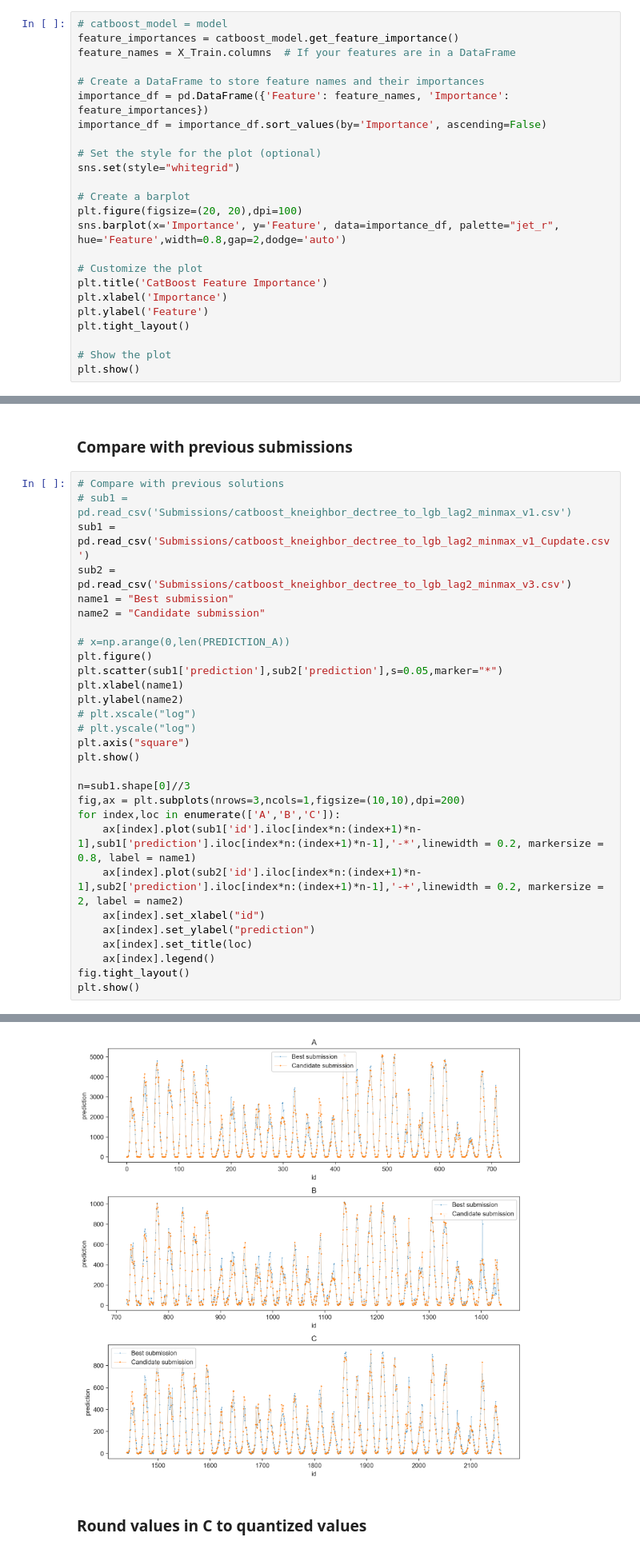
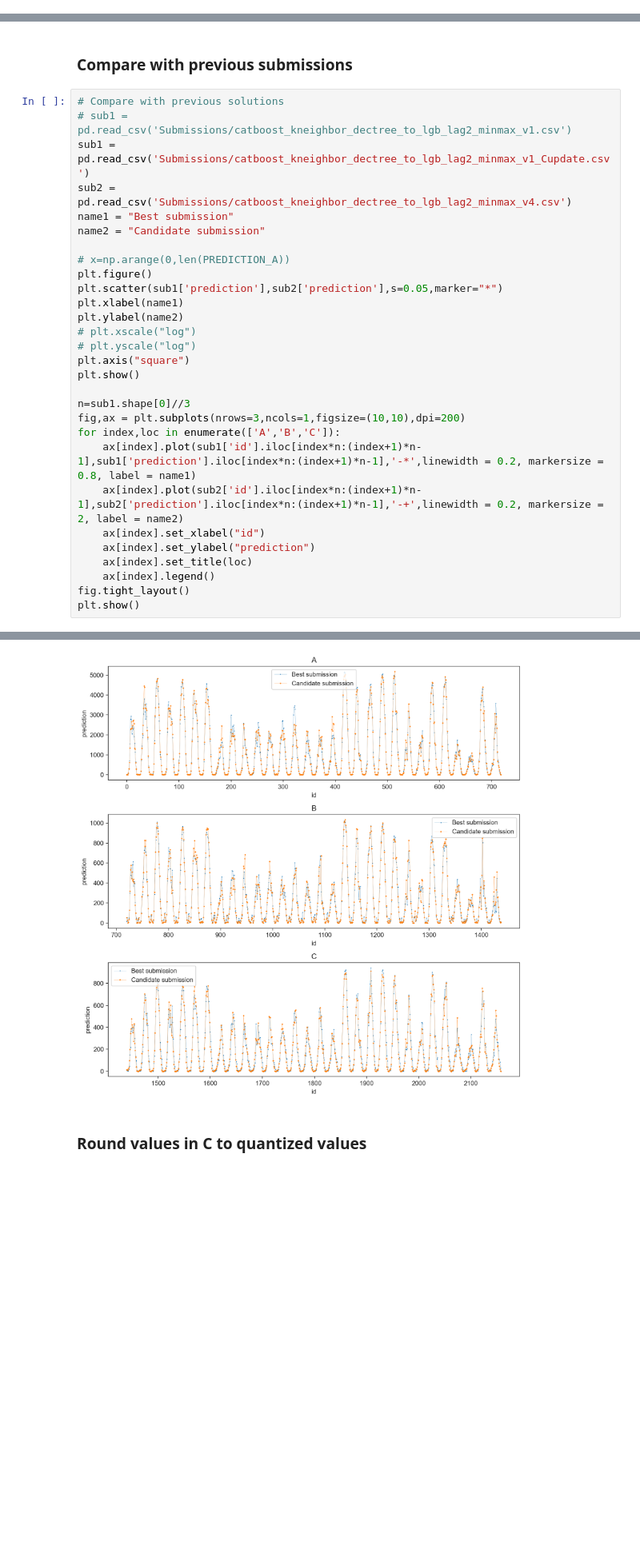
Before and after one commit to hugokerino/Energy-forecasting-NTNU, a Jupyter notebook: data/Noe/Short_notebook_1.ipynb, the cells around one changed output, grey strips where cells are left out. Shown at 80% size. Drawn from its saved outputs; the diff is of its cells as text; blank space fills up the shorter version.

```diff
--- a/data/Noe/Short_notebook_1.ipynb
+++ b/data/Noe/Short_notebook_1.ipynb
@@ -965,24 +808,0 @@ Location A MAE : 112.01
-# %%
-# catboost_model = model
-feature_importances = catboost_model.get_feature_importance()
-feature_names = X_Train.columns  # If your features are in a DataFrame
-
-# Create a DataFrame to store feature names and their importances
-importance_df = pd.DataFrame({'Feature': feature_names, 'Importance': feature_importances})
-importance_df = importance_df.sort_values(by='Importance', ascending=False)
-
-# Set the style for the plot (optional)
-sns.set(style="whitegrid")
-
-# Create a barplot
-plt.figure(figsize=(20, 20),dpi=100)
-sns.barplot(x='Importance', y='Feature', data=importance_df, palette="jet_r", hue='Feature',width=0.8,gap=2,dodge='auto')
-
-# Customize the plot
-plt.title('CatBoost Feature Importance')
-plt.xlabel('Importance')
-plt.ylabel('Feature')
-plt.tight_layout()
-
-# Show the plot
-plt.show()
@@ -1530,7 +1303,7 @@ submission.to_csv("Submissions/"+name+".csv",
 # Compare with previous solutions
 # sub1 = pd.read_csv('Submissions/catboost_kneighbor_dectree_to_lgb_lag2_minmax_v1.csv')
 sub1 = pd.read_csv('Submissions/catboost_kneighbor_dectree_to_lgb_lag2_minmax_v1_Cupdate.csv')
-sub2 = pd.read_csv('Submissions/catboost_kneighbor_dectree_to_lgb_lag2_minmax_v3.csv')
+sub2 = pd.read_csv('Submissions/catboost_kneighbor_dectree_to_lgb_lag2_minmax_v4.csv')
 name1 = "Best submission"
 name2 = "Candidate submission"
 
@@ -1560,4 +1333,4 @@ plt.show()
-[figure, old version]
+[figure, new version]
 # %% [markdown]
 ### Round values in C to quantized values
 # %%
```
Also changed, not shown: parts of 38 cells of this notebook, 5 other files.
